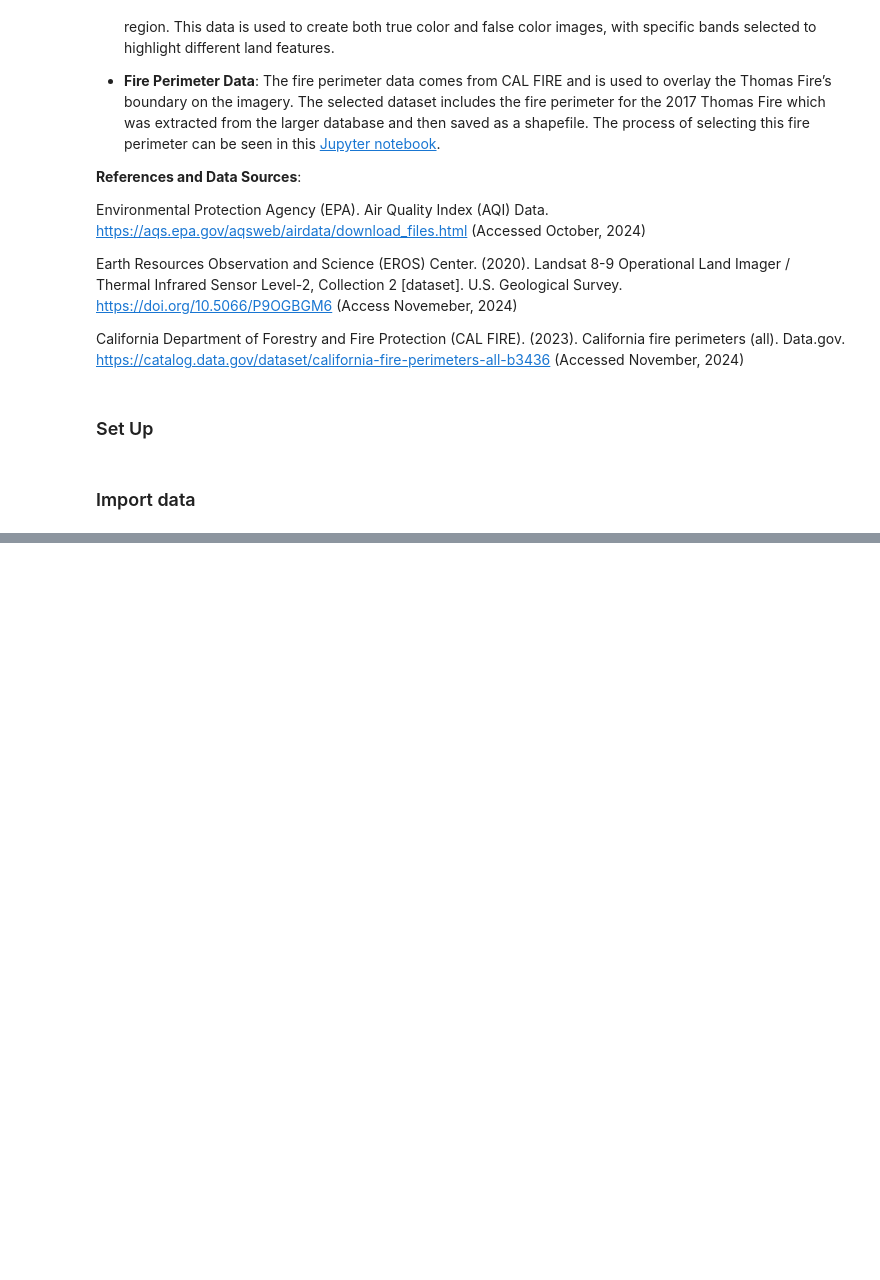
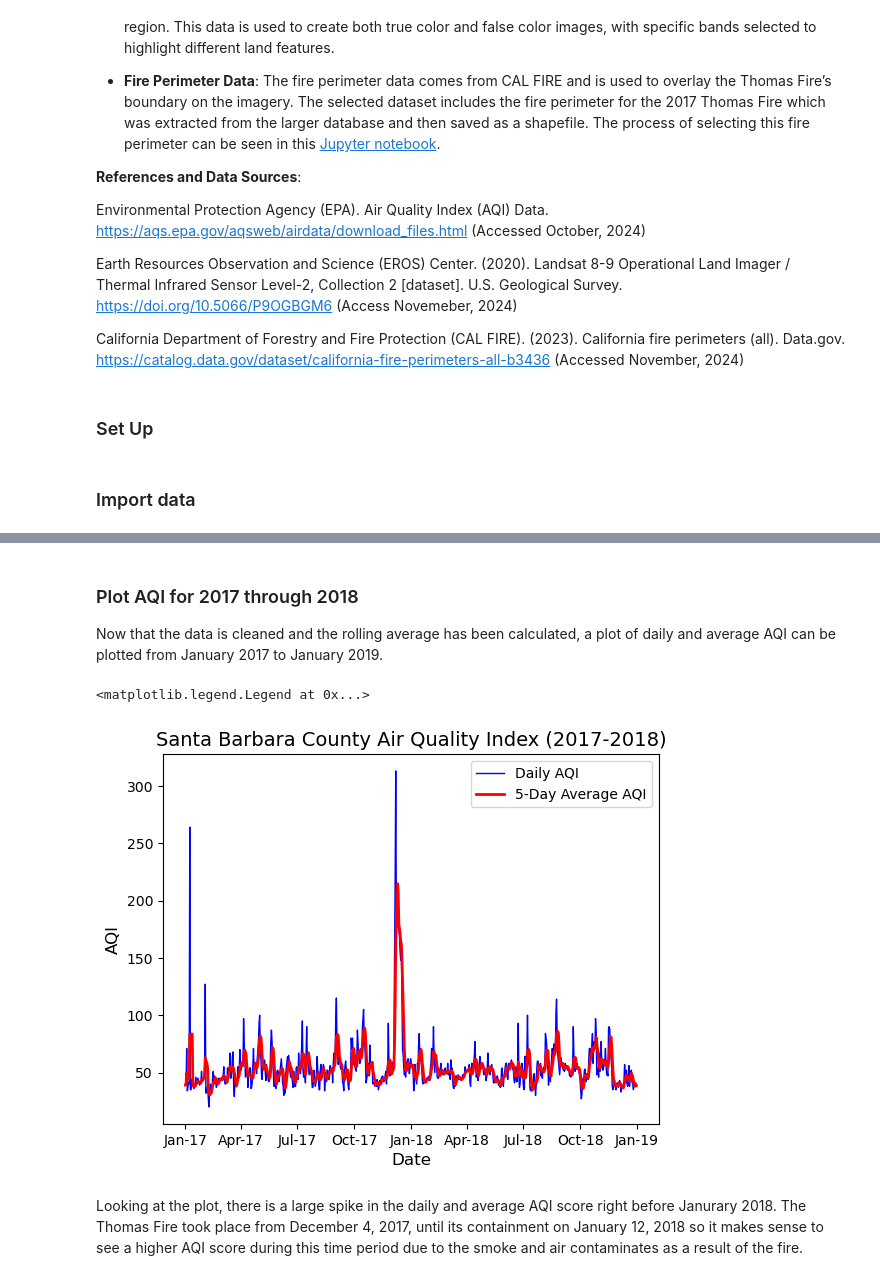
Before and after one commit to jordancsibley/thomas-fire-analysis, a Jupyter notebook: notebooks/thomas-fire-blog.ipynb, the cells around one changed output, grey strips where cells are left out. Saved outputs shown, nothing was run; the diff lists cells and outputs as text; code cells hidden in the pictures; blank space fills up the shorter version.

```diff
--- a/notebooks/thomas-fire-blog.ipynb
+++ b/notebooks/thomas-fire-blog.ipynb
@@ -76,0 +88,17 @@ thomas = gpd.read_file(thomas_fp)
+# %%
+# Clean column names
+aqi.columns = (aqi.columns
+                  .str.lower()
+                  .str.replace(' ','_'))
+
+# Filter to Santa Barbara County
+aqi_sb = aqi[aqi['county_name'] == 'Santa Barbara']
+
+# Drop columns relating to state and county info
+aqi_sb = aqi_sb.drop(['state_name', 'county_name', 'state_code', 'county_code'], axis=1)
+
+# Change 'date' column from object to datetime data type
+aqi_sb.date = pd.to_datetime(aqi_sb['date'])
+
+# Update the index of the dataframe to be the 'date' column
+aqi_sb = aqi_sb.set_index('date')
@@ -76,0 +109,35 @@ thomas = gpd.read_file(thomas_fp)
+# %%
+# Calculate AQI rolling average over 5 days
+rolling_average = aqi_sb['aqi'].rolling('5D').mean()
+
+# Add rolling average values to new column in data frame
+aqi_sb['five_day_average'] = rolling_average
+# %% [markdown]
+### Plot AQI for 2017 through 2018
+
+Now that the data is cleaned and the rolling average has been calculated, a plot of daily and average AQI can be plotted from January 2017 to January 2019.
+# %%
+# Establish plot boundaries
+plt.figure()
+
+# Line plot of daily aqi
+plt.plot(aqi_sb.index, aqi_sb['aqi'], label='Daily AQI', color='blue', linewidth=1)
+
+# Line plot of 5 day moving averages
+plt.plot(aqi_sb.index, aqi_sb['five_day_average'], label='5-Day Average AQI', color='red', linewidth=2)
+
+# Add labels and title
+plt.xlabel('Date', fontsize=12)
+plt.ylabel('AQI', fontsize=12)
+plt.title('Santa Barbara County Air Quality Index (2017-2018)', fontsize=14)
+
+# Fix the x-axis to show only month and last 2 digits of the year
+plt.gca().xaxis.set_major_formatter(mdates.DateFormatter('%b-%y'))
+
+# Add a legend
+plt.legend()
+# %% [output]
+<matplotlib.legend.Legend at 0x...>
+[figure, added]
+# %% [markdown]
+Looking at the plot, there is a large spike in the daily and average AQI score right before Janurary 2018. The Thomas Fire took place from December 4, 2017, until its containment on January 12, 2018 so it makes sense to see a higher AQI score during this time period due to the smoke and air contaminates as a result of the fire.
```
Also changed, not shown: parts of 18 cells of this notebook.
